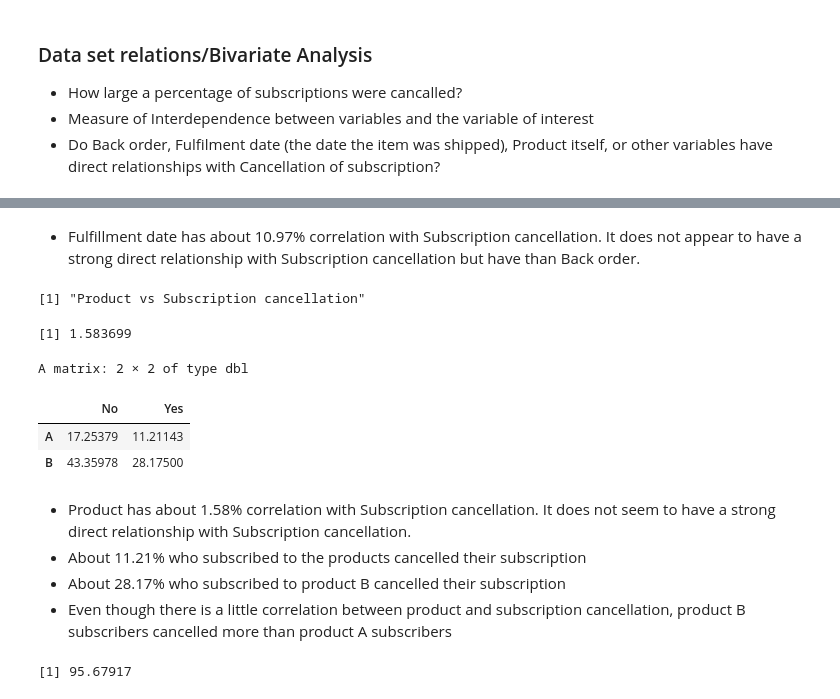
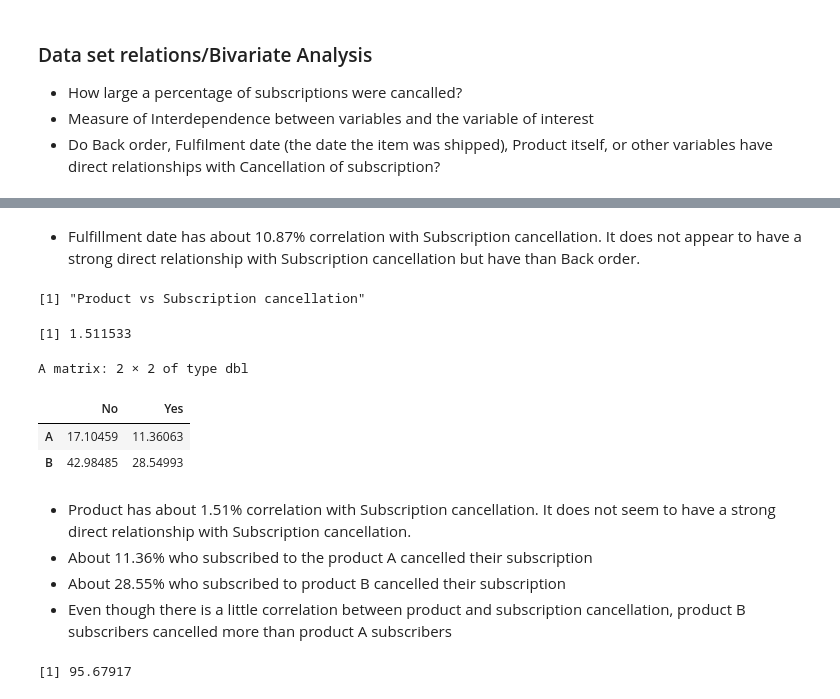
Before and after one commit to almedida/new_analysis_pendulum, a Jupyter notebook: new_analysis_pendulum.ipynb, the cells around one changed output, grey strips where cells are left out. Drawn from its saved outputs; the diff is of its cells as text; code cells hidden in the pictures.

```diff
--- a/new_analysis_pendulum.ipynb
+++ b/new_analysis_pendulum.ipynb
@@ -998,6 +998,6 @@ new_data_df$Back_order_days <- difftime(new_data_df$Fulfillment_date, new_data_d
 new_data_df <- new_data_df %>%
     mutate(Back_order_status =ifelse(Back_order_days>10, "Yes","No"))
 # %%
-new_data_df <- new_data_df %>%
-    mutate(Subscription_cancelled = ifelse((Current_status == "Cancelled" & Status=="Cancelled"), "Yes","No"))
+new_data2_df <- new_data_df %>%
+    mutate(Subscription_cancelled = ifelse(((Current_status == "Cancelled" & Status=="Cancelled") | (Current_status == "Active" & Status=="Cancelled")), "Yes","No"))
 # %%
@@ -1077,27 +1079,27 @@ Warning message in chisq.test(new_data_df$Fulfillment_date, new_data_df$Subscrip
 “Chi-squared approximation may be incorrect”
 # %% [markdown]
 <ul>
-    <li>Fulfillment date  has about 10.97% correlation with Subscription cancellation. It does not appear to have a strong direct relationship with Subscription cancellation but have than Back order.</li>
+    <li>Fulfillment date  has about 10.87% correlation with Subscription cancellation. It does not appear to have a strong direct relationship with Subscription cancellation but have than Back order.</li>
     </ul>
 # %%
 print("Product vs Subscription cancellation")
-(UncertCoef(new_data_df$Product, new_data_df$Subscription_cancelled, direction="symmetric"))*100
+(UncertCoef(new_data2_df$Product, new_data2_df$Subscription_cancelled, direction="symmetric"))*100
 
-psc = chisq.test(new_data_df$Product, new_data_df$Subscription_cancelled)
+psc = chisq.test(new_data2_df$Product, new_data2_df$Subscription_cancelled)
 
 prop.table(psc$expected)*100
 # %% [output]
 [1] "Product vs Subscription cancellation"
-[1] 1.583699
+[1] 1.511533
 A matrix: 2 × 2 of type dbl
 |  | No | Yes |
-| A | 17.25379 | 11.21143 |
-| B | 43.35978 | 28.17500 |
+| A | 17.10459 | 11.36063 |
+| B | 42.98485 | 28.54993 |
 # %% [markdown]
 <ul>
-    <li>Product has about 1.58% correlation with Subscription cancellation. It does not seem to have a strong direct relationship with Subscription cancellation.</li>
-    <li>About 11.21% who subscribed to the products cancelled their subscription </li>
-    <li>About 28.17% who subscribed to product B cancelled their subscription</li>
+    <li>Product has about 1.51% correlation with Subscription cancellation. It does not seem to have a strong direct relationship with Subscription cancellation.</li>
+    <li>About 11.36% who subscribed to the product A cancelled their subscription </li>
+    <li>About 28.55% who subscribed to product B cancelled their subscription</li>
     <li>Even though there is a little correlation between product and subscription cancellation, product B subscribers cancelled more than product A subscribers</li>
     </ul>
 # %%
```
Also changed, not shown: parts of 19 cells of this notebook.
